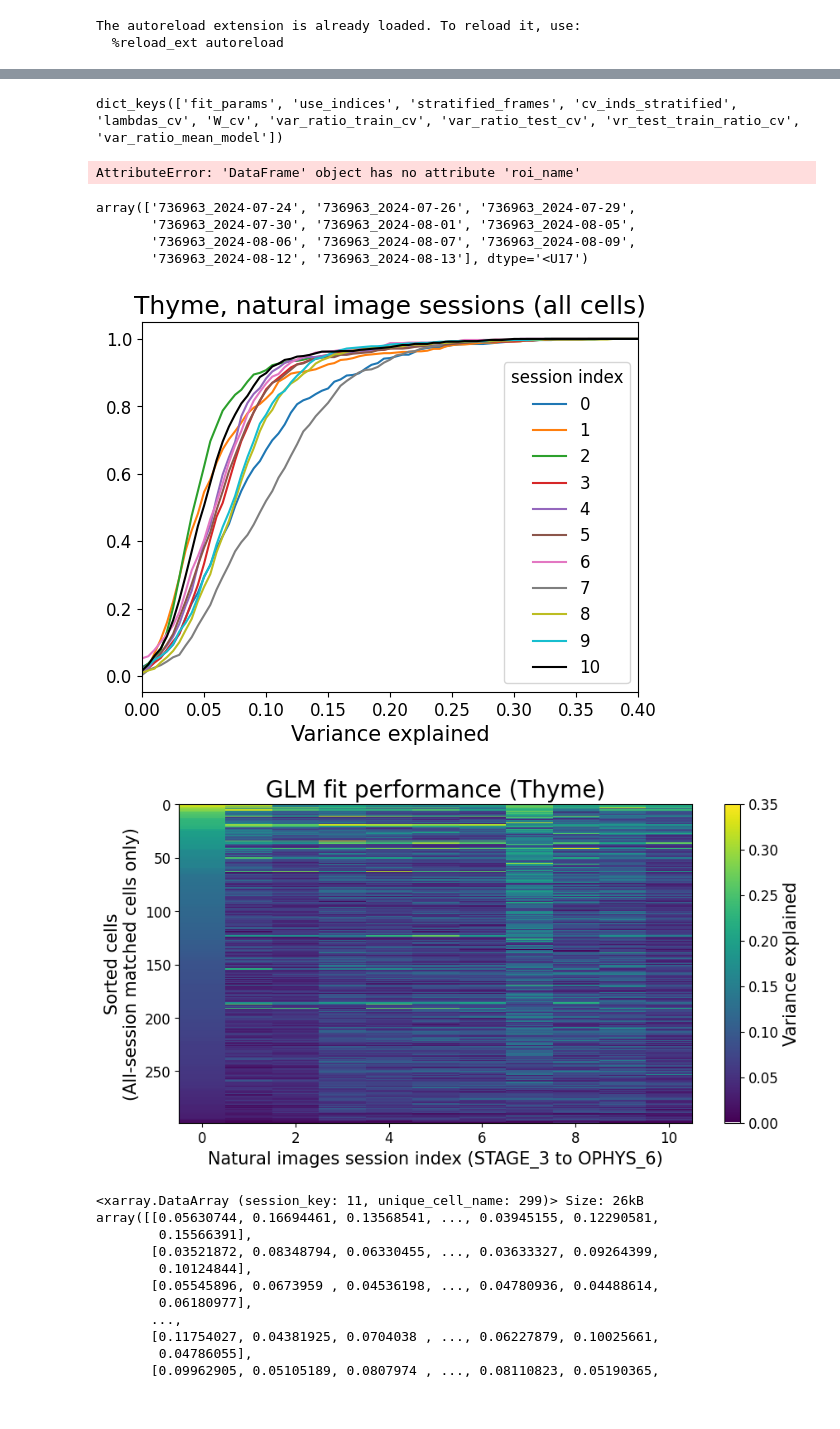
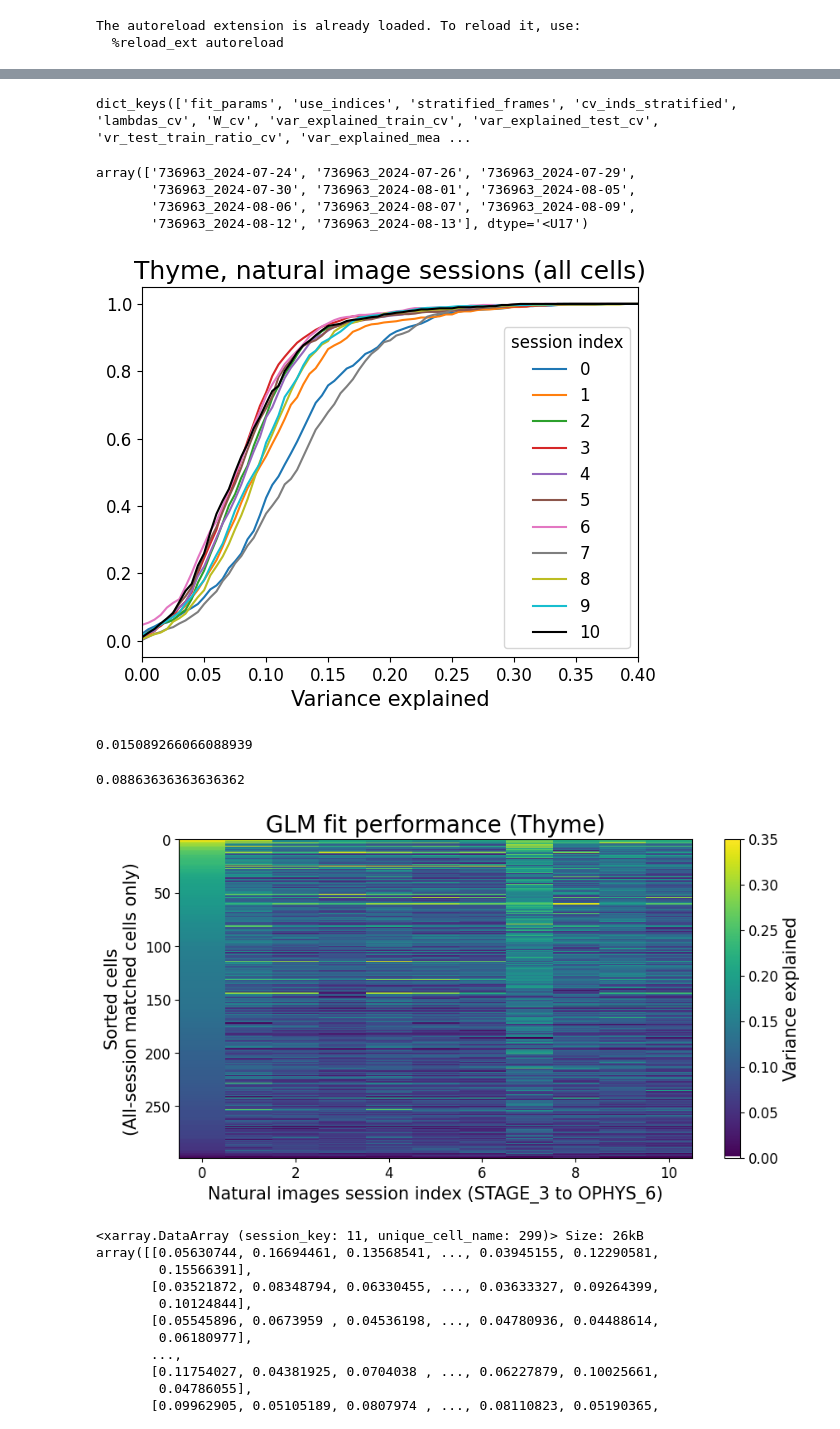
Before and after one commit to AllenNeuralDynamics/AIND-ophys-mFISH-GLM, a Jupyter notebook: code/notebooks/250121_thyme_glm_results.ipynb, the cells around one changed output, grey strips where cells are left out. Cells and saved outputs as stored; diff of their text form; code cells hidden in the pictures.

```diff
--- a/code/notebooks/250121_thyme_glm_results.ipynb
+++ b/code/notebooks/250121_thyme_glm_results.ipynb
@@ -97,12 +95,12 @@ roicat_df = pd.concat(roicat_df_list)
 session_ind = 0
 session_name = session_info_df.query('session_ind==@session_ind').session_name.values[0]
 session_key = session_info_df.query('session_ind==@session_ind').index.values[0]
-glm_path = Path(glm_dir) / f'glm_results_v00_{session_name}_events.npy'
+glm_path = Path(glm_dir) / f'glm_results_v{dm_version:02}_{session_name}_{data_type}{suffix}.npy'
 glm_results = np.load(glm_path, allow_pickle=True).item()
 # %%
 glm_results.keys()
 # %% [output]
-dict_keys(['fit_params', 'use_indices', 'stratified_frames', 'cv_inds_stratified', 'lambdas_cv', 'W_cv', 'var_ratio_train_cv', 'var_ratio_test_cv', 'vr_test_train_ratio_cv', 'var_ratio_mean_model'])
+dict_keys(['fit_params', 'use_indices', 'stratified_frames', 'cv_inds_stratified', 'lambdas_cv', 'W_cv', 'var_explained_train_cv', 'var_explained_test_cv', 'vr_test_train_ratio_cv', 'var_explained_mea ...
 # %%
 full_ve = glm_results['var_ratio_mean_model'].sel(model='Full').squeeze()
 # remove 'model' dimension
@@ -111,10 +109,10 @@ full_ve_list = []
 for session_ind in tqdm(range(11)):
     session_name = session_info_df.query('session_ind==@session_ind').session_name.values[0]
     session_key = session_info_df.query('session_ind==@session_ind').index.values[0]
-    glm_path = Path(glm_dir) / f'glm_results_v00_{session_name}_events.npy'
+    glm_path = Path(glm_dir) / f'glm_results_v{dm_version:02}_{session_name}_{data_type}{suffix}.npy'
     glm_results = np.load(glm_path, allow_pickle=True).item()
 
-    full_ve = glm_results['var_ratio_mean_model'].sel(model='Full').squeeze()
+    full_ve = glm_results['var_explained_mean_model'].sel(model='Full').squeeze()
 
     matched_unique_cell_name = []
     session_roi_cat_df = roicat_df.query(f'session_ind=={session_ind}')
@@ -139,8 +137,6 @@ for session_ind in tqdm(range(11)):
 
     full_ve_list.append(full_ve)
 full_ve_sessions = xr.concat(full_ve_list, dim='session_key')
-# %% [output]
-AttributeError: 'DataFrame' object has no attribute 'roi_name'
 # %%
 full_ve_sessions.session_key.values
 # %% [output]
@@ -155,24 +151,35 @@ all_matched_unique_cell_names = num_matching_series.index.values[np.where(num_ma
 all_matched_full_ve = full_ve_sessions.sel(unique_cell_name=all_matched_unique_cell_names)
 # %%
 bins = np.linspace(0, 0.5, 101)
+median_values = []
 fig, ax = plt.subplots()
 for i, session_key in enumerate(full_ve_sessions.session_key.values):
     full_ve_session = full_ve_sessions.sel(session_key=session_key).values
     dist_vals = np.histogram(full_ve_session, bins=bins)[0]
     cumdist = np.cumsum(dist_vals) / np.sum(dist_vals)
+
+    median_values.append(bins[np.argmin(np.abs(cumdist-0.5))])
 
     if i == 10:
         color = 'k'
     else:
         color = f'C{i}'
     ax.plot(bins[:-1], cumdist, label=session_info_df.loc[session_key].session_ind, color=color)
 ax.set_xlim((0, 0.4))
 ax.legend(title='session index', fontsize=12, title_fontsize=12)
 ax.set_xlabel('Variance explained', fontsize=15)
 ax.set_title('Thyme, natural image sessions (all cells)', fontsize=18)
 ax.tick_params(axis='both', labelsize=12)
 # %% [output]
-[figure, old version]
+[figure, new version]
+# %%
+np.std(median_values)
+# %% [output]
+0.015089266066088939
+# %%
+np.mean(median_values)
+# %% [output]
+0.08863636363636362
 # %%
 ve_sorted_inds = np.argsort(-all_matched_full_ve.isel(session_key=0), axis=0).squeeze()
 # %%
@@ -192,7 +199,7 @@ ax.set_ylabel('Sorted cells\n(All-session matched cells only)', fontsize=15)
 ax.set_title('GLM fit performance (Thyme)', fontsize=20)
 ax.tick_params(axis='both', labelsize=12)
 # %% [output]
-[figure, old version]
+[figure, new version]
 # %%
 all_matched_full_ve
 # %% [output]
```
Also changed, not shown: parts of 25 cells of this notebook, 7 other files.
